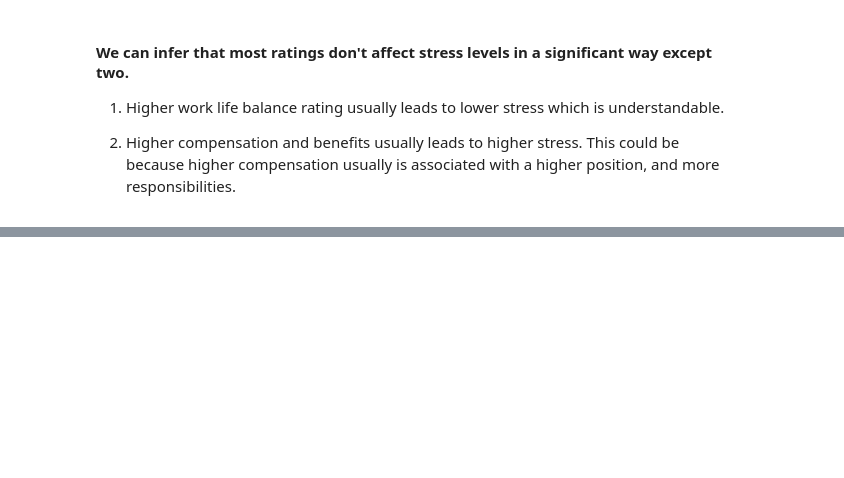
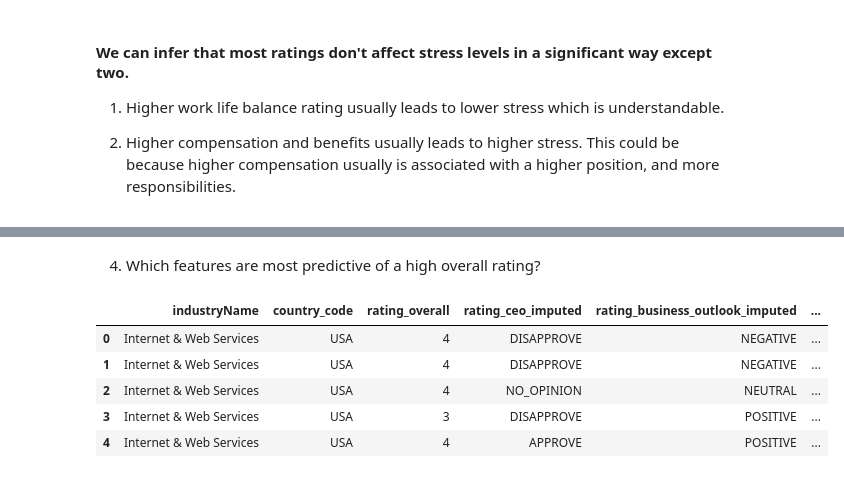
Before and after one commit to dchatz05/Thesis, a Jupyter notebook: Data.ipynb, the cells around one changed output, grey strips where cells are left out. Cells and saved outputs as stored; diff of their text form; code cells hidden in the pictures; blank space fills up the shorter version.

```diff
--- a/Data.ipynb
+++ b/Data.ipynb
@@ -396,0 +426,15 @@ df.head()
+# %% [markdown]
+4) Which features are most predictive of a high overall rating?
+# %%
+from sklearn.model_selection import train_test_split
+
+columns_to_use = ["industryName" , "country_code", "rating_overall", "rating_ceo_imputed", "rating_business_outlook_imputed", "rating_work_life_balance", "rating_culture_and_values", "rating_diversity_and_inclusion", "rating_senior_leadership", "rating_recommend_to_friend_imputed", "rating_career_opportunities", "rating_compensation_and_benefits", "length_of_employment", "employment_status"]
+df_new = df[columns_to_use].copy()
+df_new.head()
+# %% [output]
+|  | industryName | country_code | rating_overall | rating_ceo_imputed | rating_business_outlook_imputed | ... |
+| 0 | Internet & Web Services | USA | 4 | DISAPPROVE | NEGATIVE | ... |
+| 1 | Internet & Web Services | USA | 4 | DISAPPROVE | NEGATIVE | ... |
+| 2 | Internet & Web Services | USA | 4 | NO_OPINION | NEUTRAL | ... |
+| 3 | Internet & Web Services | USA | 3 | DISAPPROVE | POSITIVE | ... |
+| 4 | Internet & Web Services | USA | 4 | APPROVE | POSITIVE | ... |
```
Also changed, not shown: parts of 11 cells of this notebook, 1 other file.
